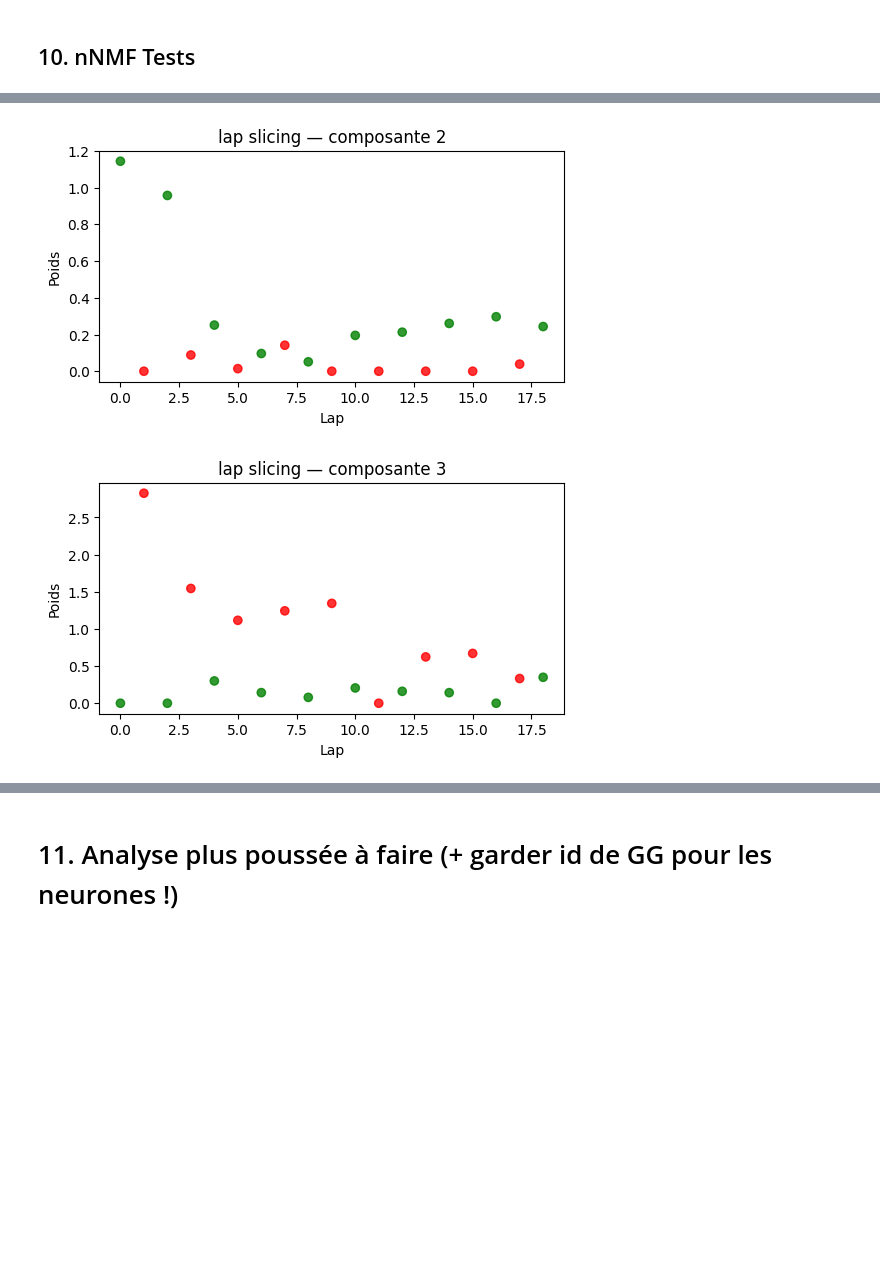
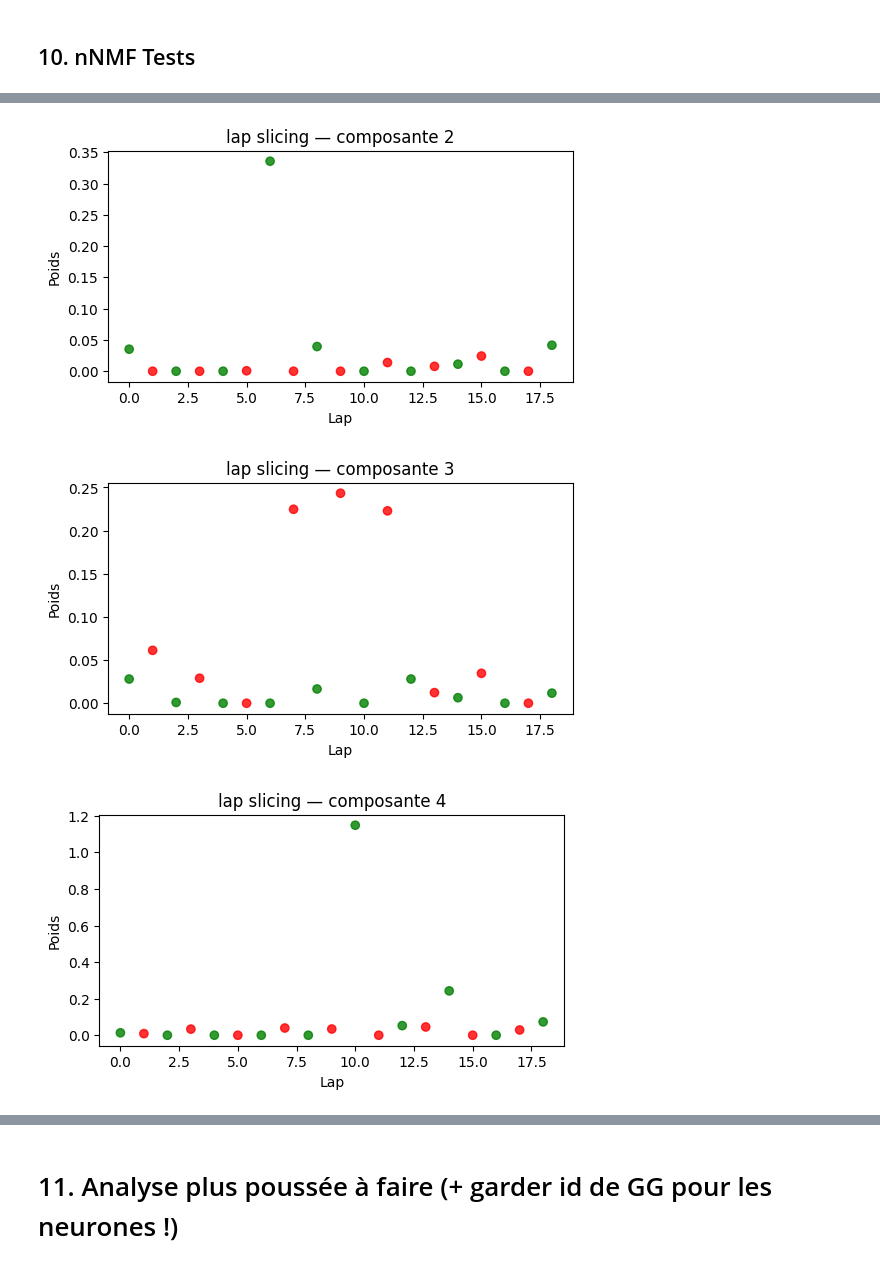
Before and after one commit to Clairaxe/Stage, a Jupyter notebook: projet/main/3_TimeWarp.ipynb, the cells around one changed output, grey strips where cells are left out. Drawn from its saved outputs; the diff is of its cells as text; code cells hidden in the pictures; blank space fills up the shorter version.

```diff
--- a/projet/main/3_TimeWarp.ipynb
+++ b/projet/main/3_TimeWarp.ipynb
@@ -938,7 +938,7 @@ X, info = build_warped_lap_tensor(
 )
 
 M_neuron = tensor_to_neuron_slicing(X)
-W_neuron, H_neuron, nmf_neuron = run_nmf(M_neuron, n_components=3, seed=0)
+W_neuron, H_neuron, nmf_neuron = run_nmf(M_neuron, n_components=5, seed=0)
 
 K = H_neuron.shape[0]
 N, T, L = X.shape
@@ -990,6 +992,6 @@ shape H_time : (5, 551)
 # %%
 M_lap = tensor_to_lap_slicing(X)
-W_lap, H_lap, nmf_lap = run_nmf(M_lap, n_components=3, seed=0)
+W_lap, H_lap, nmf_lap = run_nmf(M_lap, n_components=5, seed=0)
 
 plt.figure(figsize=(6, 4))
 for k in range(W_lap.shape[1]):
@@ -1023,2 +1025,3 @@ for k in range(W_lap.shape[1]):
-[figure, old version]
+[figure, new version]
-[figure, old version]
+[figure, new version]
+[figure, added]
```
Also changed, not shown: parts of 3 cells of this notebook, 2 other files.
